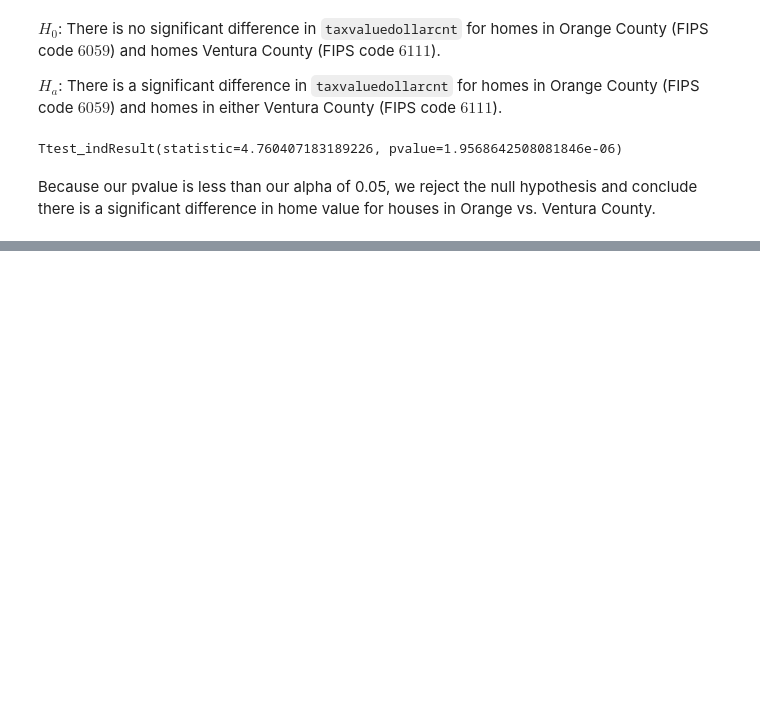
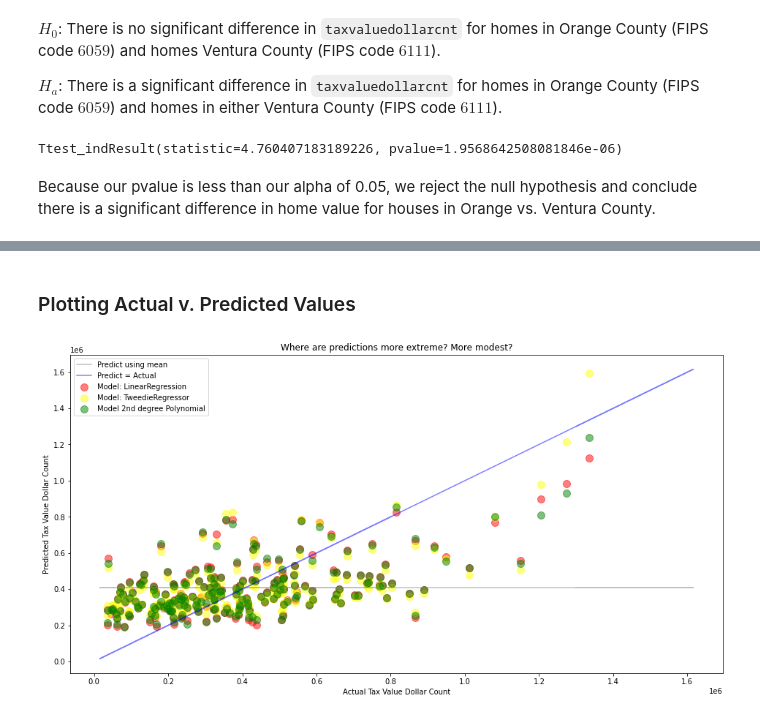
Before and after one commit to malachi-hale/Zillow-Project, a Jupyter notebook: Final Project.ipynb, the cells around one changed output, grey strips where cells are left out. Cells and saved outputs as stored; diff of their text form; code cells hidden in the pictures; blank space fills up the shorter version.

```diff
--- a/Final Project.ipynb
+++ b/Final Project.ipynb
@@ -249,0 +511,5 @@ Because our pvalue is less than our alpha of 0.05, we reject the null hypothesis
+# %%
+# compute taxvaluedollarcnt_pred_median
+taxvaluedollarcnt_pred_median = y_train.taxvaluedollarcnt.median()
+y_train['taxvaluedollarcnt_pred_median'] = taxvaluedollarcnt_pred_median
+y_validate['taxvaluedollarcnt_pred_median'] = taxvaluedollarcnt_pred_median
@@ -425,0 +659,22 @@ Index(['calculatedfinishedsquarefeet_scaled', 'bedroomcnt_scaled',
+# %%
+# create the model object
+lm2 = LinearRegression(normalize=True)
+
+# fit the model to our training data. We must specify the column in y_train,
+# since we have converted it to a dataframe from a series!
+lm2.fit(X_train_degree2, y_train.taxvaluedollarcnt)
+
+# predict train
+y_train['taxvaluedollarcnt_pred_lm2'] = lm2.predict(X_train_degree2)
+
+# evaluate: rmse
+rmse_train = mean_squared_error(y_train.taxvaluedollarcnt, y_train.taxvaluedollarcnt_pred_lm2) ** (1/2)
+
+# predict validate
+y_validate['taxvaluedollarcnt_pred_lm2'] = lm2.predict(X_validate_degree2)
+
+# evaluate: rmse
+rmse_validate = mean_squared_error(y_validate.taxvaluedollarcnt, y_validate.taxvaluedollarcnt_pred_lm2)
+
+print("RMSE for Polynomial Model, degrees=2\nTraining/In-Sample: ", rmse_train,
+      "\nValidation/Out-of-Sample: ", rmse_validate)
@@ -425,0 +702,21 @@ Index(['calculatedfinishedsquarefeet_scaled', 'bedroomcnt_scaled',
+# %% [markdown]
+### Plotting Actual v. Predicted Values
+# %%
+# y_validate.head()
+plt.figure(figsize=(16,8))
+plt.plot(y_validate.taxvaluedollarcnt, y_validate.taxvaluedollarcnt_pred_mean, alpha=.5, color="gray", label='Predict using mean')
+plt.plot(y_validate.taxvaluedollarcnt, y_validate.taxvaluedollarcnt, alpha=.5, color="blue", label='Predict = Actual')
+
+plt.scatter(y_validate.taxvaluedollarcnt[0:200], y_validate.taxvaluedollarcnt_pred_lm[0:200],
+            alpha=.5, color="red", s=100, label="Model: LinearRegression")
+plt.scatter(y_validate.taxvaluedollarcnt[0:200], y_validate.taxvaluedollarcnt_pred_glm[0:200],
+            alpha=.5, color="yellow", s=100, label="Model: TweedieRegressor")
+plt.scatter(y_validate.taxvaluedollarcnt[0:200], y_validate.taxvaluedollarcnt_pred_lm2[0:200],
+            alpha=.5, color="green", s=100, label="Model 2nd degree Polynomial")
+plt.legend()
+plt.xlabel("Actual Tax Value Dollar Count")
+plt.ylabel("Predicted Tax Value Dollar Count")
+plt.title("Where are predictions more extreme? More modest?")
+plt.show()
+# %% [output]
+[figure, added]
```
Also changed, not shown: parts of 138 cells of this notebook.
